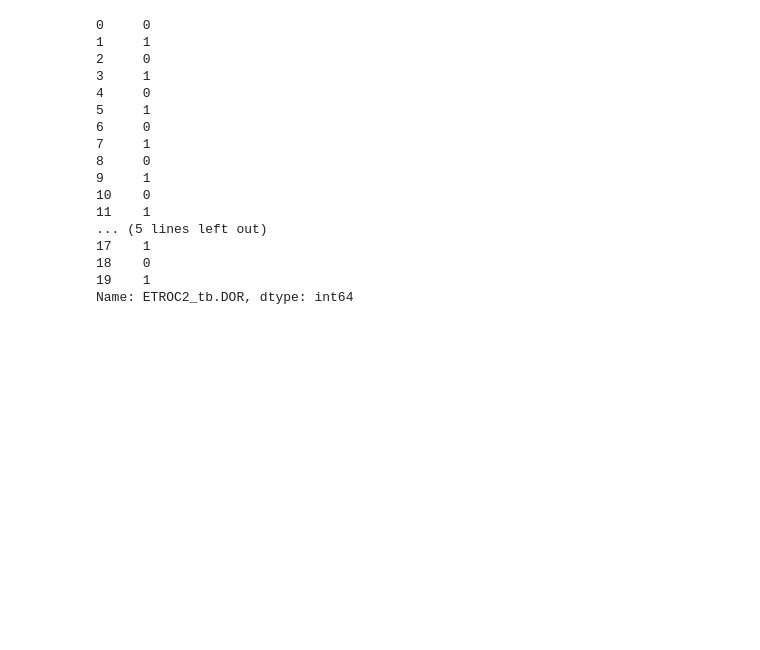
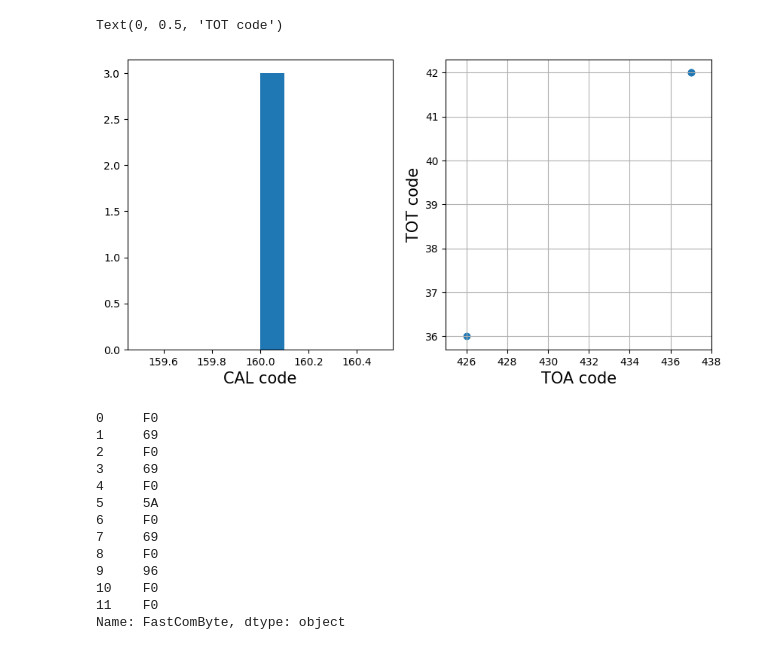
Before and after one commit to Quantumapple/etroc2datavalidation, a Jupyter notebook: DataVerify.ipynb, the cells around one changed output. Saved outputs shown, nothing was run; the diff lists cells and outputs as text; code cells hidden in the pictures; blank space fills up the shorter version.

```diff
--- a/DataVerify.ipynb
+++ b/DataVerify.ipynb
@@ -13,0 +49,23 @@ Index(['SimTime', 'ETROC2_tb.DOR', 'ETROC2_tb.DOL'], dtype='object')
+# %%
+### Covert hex to decimal
+row14col14_cal = df['Row14Col14_TDC_CAL'].squeeze()
+row14col14_toa = df['Row14Col14_TDC_TOA'].squeeze()
+row14col14_cal = row14col14_cal.apply(b16)
+row14col14_toa = row14col14_toa.apply(b16)
+# %%
+### plotting
+import matplotlib.pyplot as plt
+%matplotlib inline
+
+fig, (ax1, ax2) = plt.subplots(1, 2, figsize=(10, 5))
+ax1.hist(row14col14_cal)
+ax1.set_xlabel('CAL code', fontsize=15)
+
+ax2.scatter(row14col14_toa, df['Row14Col14_TDC_TOT'])
+ax2.grid()
+ax2.set_xlim(425, 438)
+ax2.set_xlabel('TOA code', fontsize=15)
+ax2.set_ylabel('TOT code', fontsize=15)
+# %% [output]
+Text(0, 0.5, 'TOT code')
+[figure, added]
@@ -14,20 +81,21 @@ Index(['SimTime', 'ETROC2_tb.DOR', 'ETROC2_tb.DOL'], dtype='object')
 # %%
-df['ETROC2_tb.DOR'][:20]
+df2['FastComByte']
+### F0: Idle
+### 69: Charge injection
+### 5A: BCR (Bunch counter reset at BC0, reset the counter to zero)
+### 96: L1A
+### Reference: https://indico.cern.ch/event/1127562/contributions/4904781/attachments/2454504/4319592/ETROCemulator%20slides20220921.pdf
 # %% [output]
-0     0
-1     1
-2     0
-3     1
-4     0
-5     1
-6     0
-7     1
-8     0
-9     1
-10    0
-11    1
-... (5 lines left out)
-17    1
-18    0
-19    1
-Name: ETROC2_tb.DOR, dtype: int64
+0     F0
+1     69
+2     F0
+3     69
+4     F0
+5     5A
+6     F0
+7     69
+8     F0
+9     96
+10    F0
+11    F0
+Name: FastComByte, dtype: object
```
Also changed, not shown: parts of 11 cells of this notebook.
